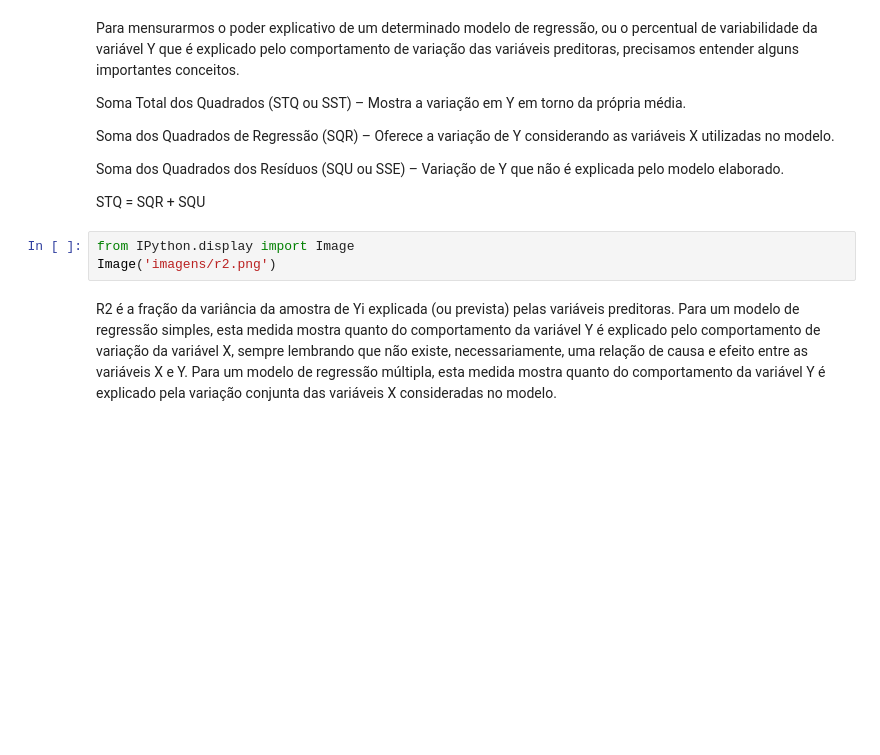
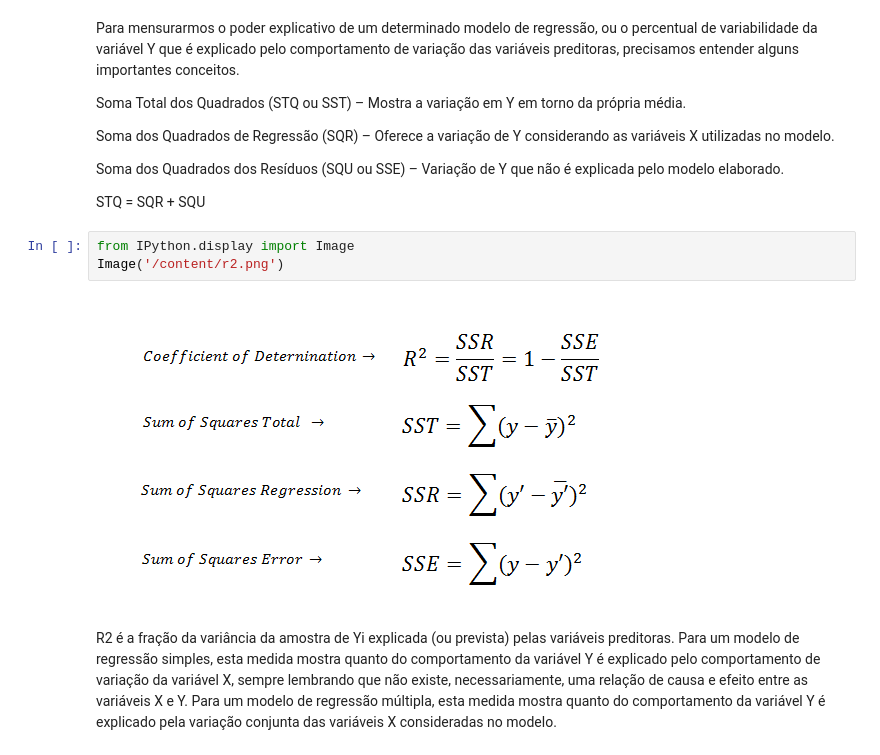
Before and after one commit to renatamontanhana/-regressao-linear-simples-ML, a Jupyter notebook: M5A11_Regressão.ipynb, the cells around one changed output. Saved outputs shown, nothing was run; the diff lists cells and outputs as text; blank space fills up the shorter version.

```diff
--- a/M5A11_Regressão.ipynb
+++ b/M5A11_Regressão.ipynb
@@ -311,7 +391,9 @@ Soma dos Quadrados dos Resíduos (SQU ou SSE) – Variação de Y que não é ex
 STQ = SQR + SQU
 # %%
 from IPython.display import Image
-Image('imagens/r2.png')
+Image('/content/r2.png')
+# %% [output]
+[figure, added]
 # %% [markdown]
 R2 é a fração da variância da amostra de Yi explicada (ou prevista) pelas variáveis preditoras. Para um modelo de regressão simples, esta medida mostra quanto do comportamento da variável Y é explicado pelo comportamento de variação da variável X, sempre lembrando que não existe, necessariamente, uma relação de causa e efeito entre as variáveis X e Y. Para um modelo de regressão múltipla, esta medida mostra quanto do comportamento da variável Y é explicado pela variação conjunta das variáveis X consideradas no modelo.
 # %% [markdown]
```
Also changed, not shown: parts of 19 cells of this notebook.
